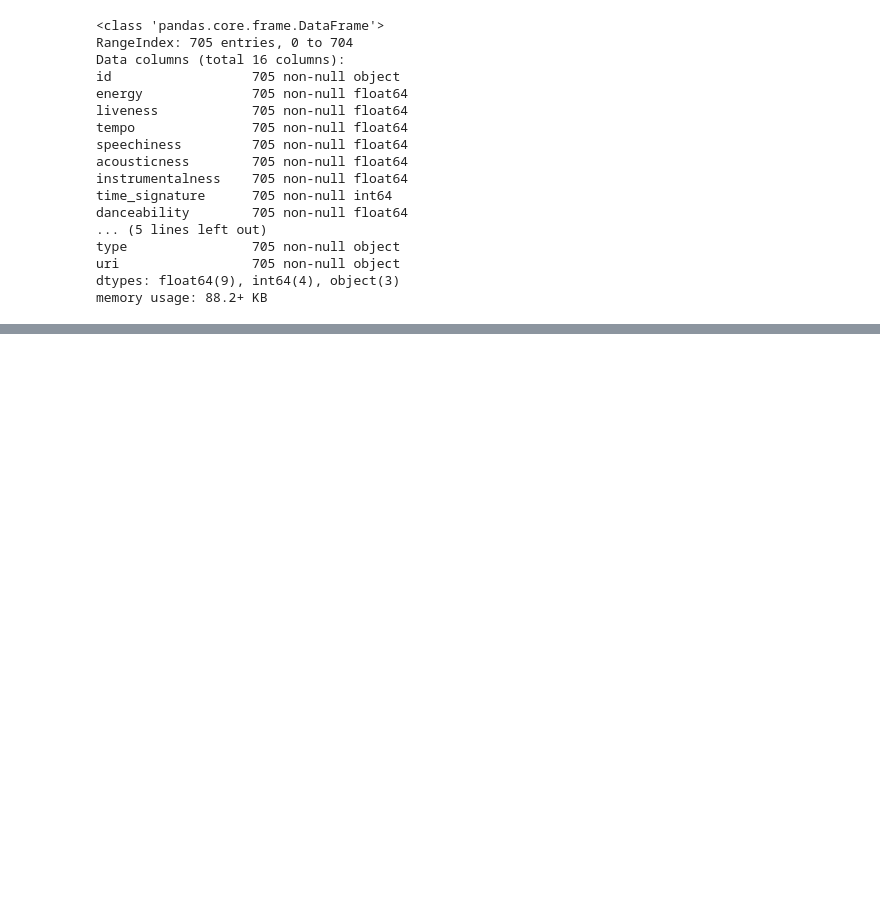
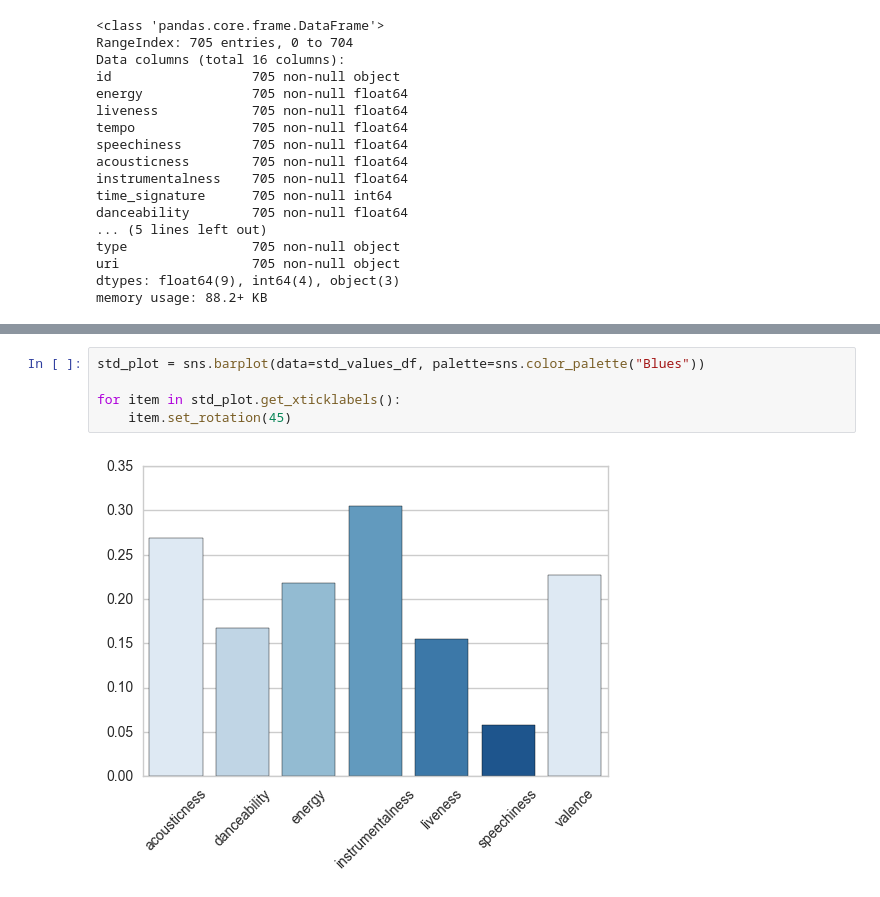
Before and after one commit to ThomPijnenburg/Spotify-Favourites, a Jupyter notebook: SpotifyFavourites.ipynb, the cells around one changed output, grey strips where cells are left out. Cells and saved outputs as stored; diff of their text form; blank space fills up the shorter version.

```diff
--- a/SpotifyFavourites.ipynb
+++ b/SpotifyFavourites.ipynb
@@ -47,0 +72,7 @@ features_df.describe()
+# %%
+std_plot = sns.barplot(data=std_values_df, palette=sns.color_palette("Blues"))
+
+for item in std_plot.get_xticklabels():
+    item.set_rotation(45)
+# %% [output]
+[figure, added]
```
Also changed, not shown: parts of 13 cells of this notebook, 1 other file.
